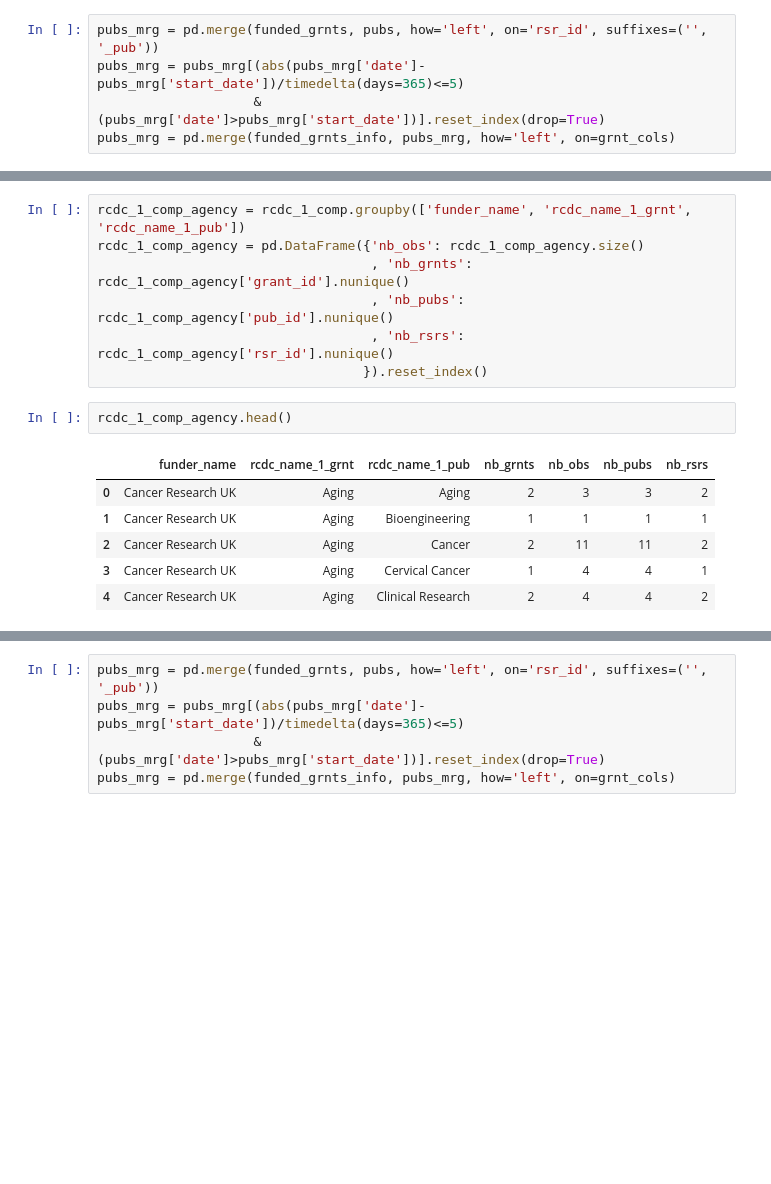
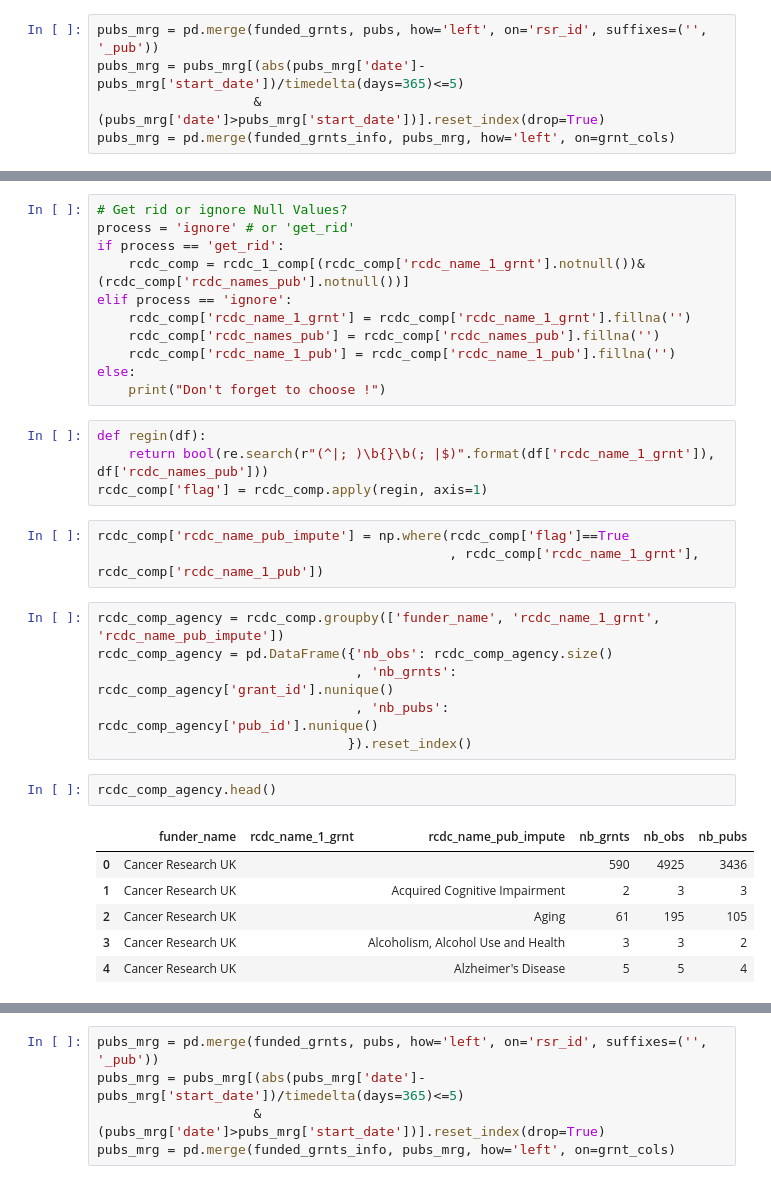
Before and after one commit to Coleridge-Initiative/helios, a Jupyter notebook: scripts/comparison_analysis.ipynb, the cells around one changed output, grey strips where cells are left out. Drawn from its saved outputs; the diff is of its cells as text; blank space fills up the shorter version.

```diff
--- a/scripts/comparison_analysis.ipynb
+++ b/scripts/comparison_analysis.ipynb
@@ -709,16 +755,33 @@ rcdc_1_comp.head()
+# %%
+# Get rid or ignore Null Values?
+process = 'ignore' # or 'get_rid'
+if process == 'get_rid':
+    rcdc_comp = rcdc_1_comp[(rcdc_comp['rcdc_name_1_grnt'].notnull())&(rcdc_comp['rcdc_names_pub'].notnull())]
+elif process == 'ignore':
+    rcdc_comp['rcdc_name_1_grnt'] = rcdc_comp['rcdc_name_1_grnt'].fillna('')
+    rcdc_comp['rcdc_names_pub'] = rcdc_comp['rcdc_names_pub'].fillna('')
+    rcdc_comp['rcdc_name_1_pub'] = rcdc_comp['rcdc_name_1_pub'].fillna('')
+else:
+    print("Don't forget to choose !")
+# %%
+def regin(df):
+    return bool(re.search(r"(^|; )\b{}\b(; |$)".format(df['rcdc_name_1_grnt']), df['rcdc_names_pub']))
+rcdc_comp['flag'] = rcdc_comp.apply(regin, axis=1)
+# %%
+rcdc_comp['rcdc_name_pub_impute'] = np.where(rcdc_comp['flag']==True
+                                             , rcdc_comp['rcdc_name_1_grnt'], rcdc_comp['rcdc_name_1_pub'])
 # %%
-rcdc_1_comp_agency = rcdc_1_comp.groupby(['funder_name', 'rcdc_name_1_grnt', 'rcdc_name_1_pub'])
-rcdc_1_comp_agency = pd.DataFrame({'nb_obs': rcdc_1_comp_agency.size()
-                                   , 'nb_grnts': rcdc_1_comp_agency['grant_id'].nunique()
-                                   , 'nb_pubs': rcdc_1_comp_agency['pub_id'].nunique()
-                                   , 'nb_rsrs': rcdc_1_comp_agency['rsr_id'].nunique()
-                                  }).reset_index()
+rcdc_comp_agency = rcdc_comp.groupby(['funder_name', 'rcdc_name_1_grnt', 'rcdc_name_pub_impute'])
+rcdc_comp_agency = pd.DataFrame({'nb_obs': rcdc_comp_agency.size()
+                                 , 'nb_grnts': rcdc_comp_agency['grant_id'].nunique()
+                                 , 'nb_pubs': rcdc_comp_agency['pub_id'].nunique()
+                                }).reset_index()
 # %%
-rcdc_1_comp_agency.head()
+rcdc_comp_agency.head()
 # %% [output]
-|  | funder_name | rcdc_name_1_grnt | rcdc_name_1_pub | nb_grnts | nb_obs | nb_pubs | nb_rsrs |
-| 0 | Cancer Research UK | Aging | Aging | 2 | 3 | 3 | 2 |
-| 1 | Cancer Research UK | Aging | Bioengineering | 1 | 1 | 1 | 1 |
-| 2 | Cancer Research UK | Aging | Cancer | 2 | 11 | 11 | 2 |
-| 3 | Cancer Research UK | Aging | Cervical Cancer | 1 | 4 | 4 | 1 |
-| 4 | Cancer Research UK | Aging | Clinical Research | 2 | 4 | 4 | 2 |
+|  | funder_name | rcdc_name_1_grnt | rcdc_name_pub_impute | nb_grnts | nb_obs | nb_pubs |
+| 0 | Cancer Research UK |  |  | 590 | 4925 | 3436 |
+| 1 | Cancer Research UK |  | Acquired Cognitive Impairment | 2 | 3 | 3 |
+| 2 | Cancer Research UK |  | Aging | 61 | 195 | 105 |
+| 3 | Cancer Research UK |  | Alcoholism, Alcohol Use and Health | 3 | 3 | 2 |
+| 4 | Cancer Research UK |  | Alzheimer's Disease | 5 | 5 | 4 |
```
Also changed, not shown: parts of 30 cells of this notebook, 7 other files.
